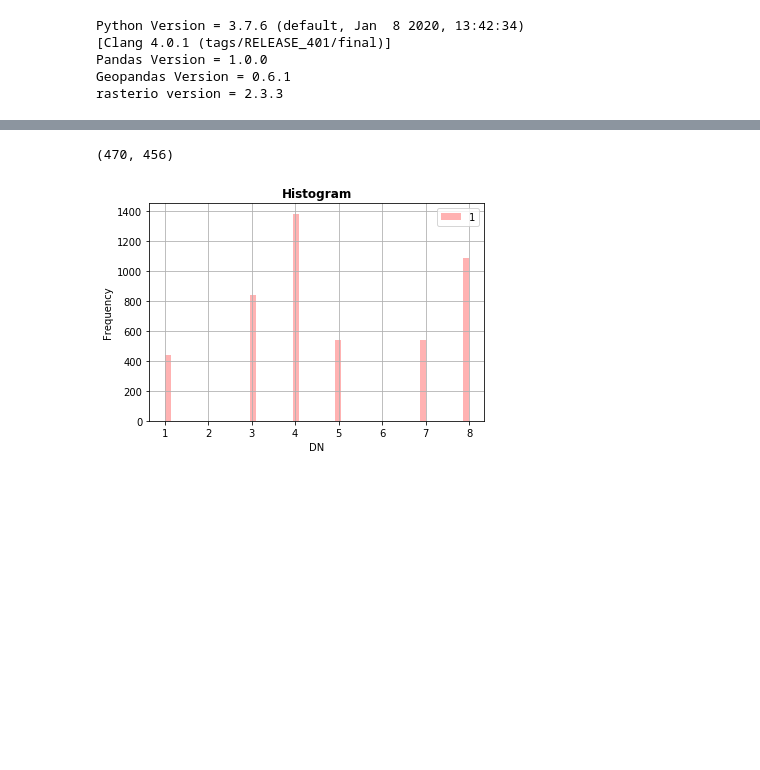
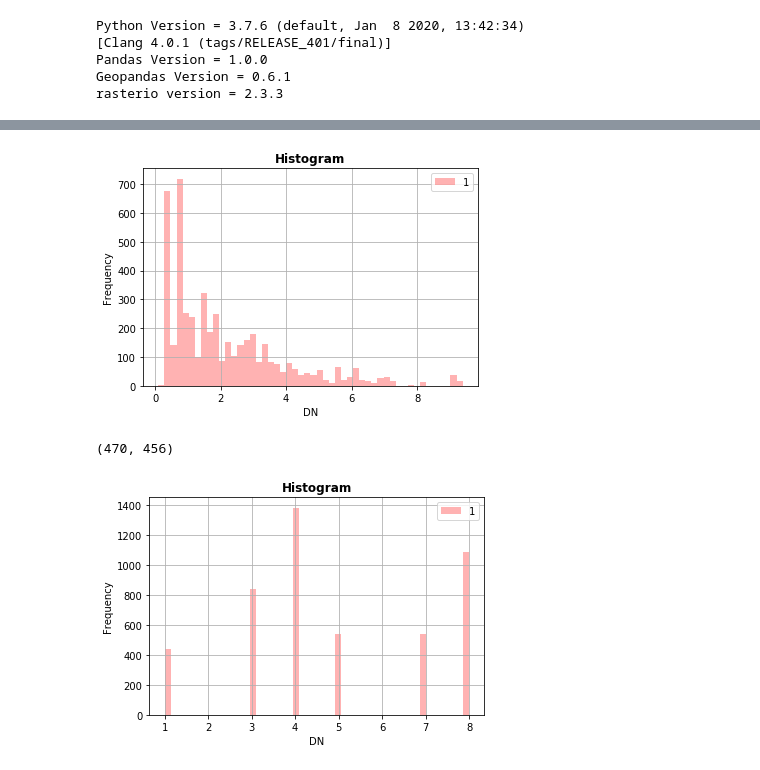
Before and after one commit to lchutny/wildfireplus, a Jupyter notebook: EDA/NB_model.ipynb, the cells around one changed output, grey strips where cells are left out. Saved outputs shown, nothing was run; the diff lists cells and outputs as text; code cells hidden in the pictures; blank space fills up the shorter version.

```diff
--- a/EDA/NB_model.ipynb
+++ b/EDA/NB_model.ipynb
@@ -44,3 +88,10 @@ rasterio version = 2.3.3
+# %%
+filepath = '../toydata/Global_fire_atlas_speedcrop.tif'
+data = rio.open(filepath)
+# %%
+show_hist(data, bins=50, lw=1.0, stacked=False, alpha=0.3, histtype='stepfilled', title="Histogram")
+# %% [output]
+[figure, added]
 # %%
 filepath = '../toydata/Global_fire_atlas_dircrop.tif'
 data = rio.open(filepath)
```
Also changed, not shown: parts of 11 cells of this notebook.
